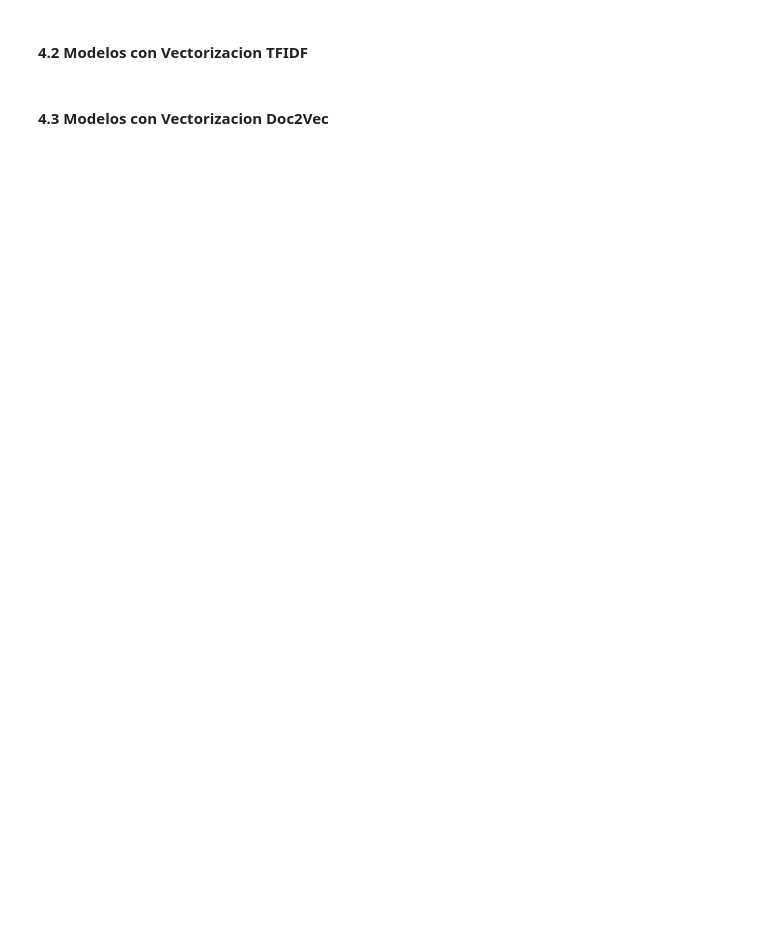
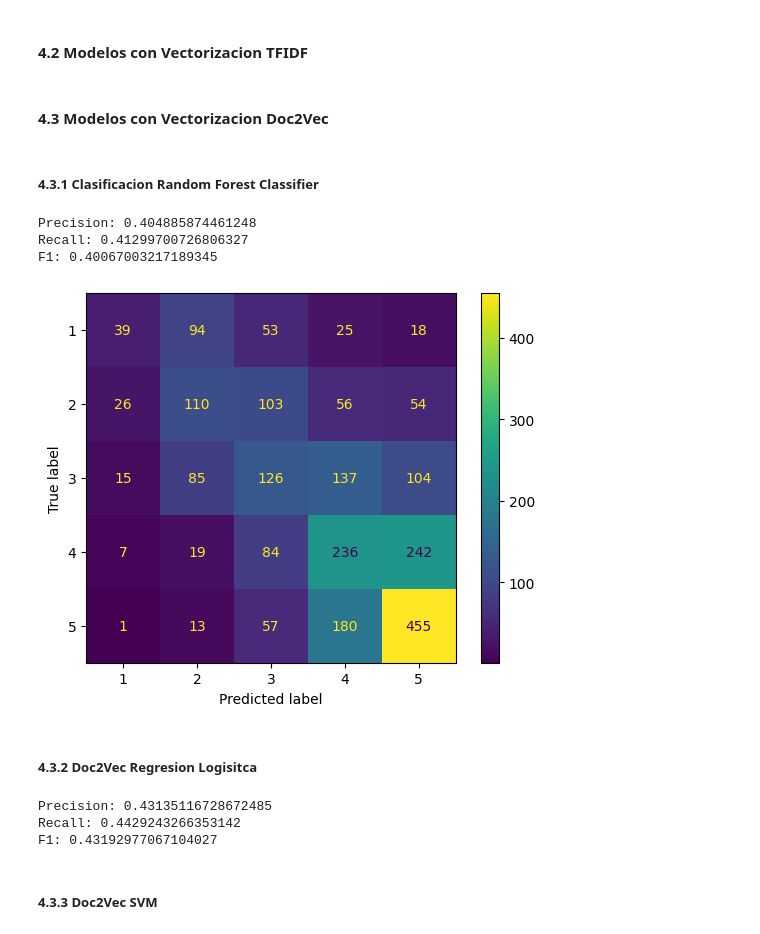
Before and after one commit to Jonathan1503/Proyecto-1---BI, a Jupyter notebook: Projecto1.ipynb, the cells around one changed output. Drawn from its saved outputs; the diff is of its cells as text; code cells hidden in the pictures; blank space fills up the shorter version.

Commit message:
Modelo D2V

```diff
--- a/Projecto1.ipynb
+++ b/Projecto1.ipynb
@@ -602,6 +604,8 @@ F1 (SVM): 0.4219601184130704
 #### 4.2 Modelos con Vectorizacion TFIDF
 # %% [markdown]
 #### 4.3 Modelos con Vectorizacion Doc2Vec
+# %%
+X_train_d2v, X_test_d2v, y_train_d2v, y_test_d2v = X_train, X_test, y_train, y_test
 # %%
 from gensim.models.doc2vec import Doc2Vec, TaggedDocument
 def tokenize_and_tag(texts):
@@ -615,3 +619,14 @@ def tokenize_and_tag(texts):
 # Tokeniza y etiqueta los textos de entrenamiento y prueba
 tagged_data_train = tokenize_and_tag(X_train["words"])
 tagged_data_test = tokenize_and_tag(X_test["words"])
+# Crea un modelo Doc2Vec
+doc2vec_model = Doc2Vec(vector_size=100, window=5, min_count=1, workers=4, epochs=20)
+
+# Construye el vocabulario
+doc2vec_model.build_vocab(tagged_data_train)
+
+# Entrena el modelo Doc2Vec
+doc2vec_model.train(tagged_data_train, total_examples=doc2vec_model.corpus_count, epochs=doc2vec_model.epochs)
+# Vectoriza los textos de entrenamiento y prue ba
+X_train_d2v['doc2vec_features'] = [doc2vec_model.infer_vector(doc.words) for doc in tagged_data_train]
+X_test_d2v['doc2vec_features'] = [doc2vec_model.infer_vector(doc.words) for doc in tagged_data_test]
@@ -630,0 +633,51 @@ X_test['doc2vec_features'] = [doc2vec_model.infer_vector(doc.words) for doc in t
+# %% [markdown]
+##### 4.3.1 Clasificacion Random Forest Classifier
+# %%
+# Modelo con Doc2Vec
+doc2vec_model = RandomForestClassifier(random_state=5)
+doc2vec_model.fit(list(X_train_d2v['doc2vec_features']), y_train_d2v)
+y_train_doc2vec_predict = doc2vec_model.predict(list(X_train_d2v['doc2vec_features']))
+y_test_doc2vec_predict = doc2vec_model.predict(list(X_test_d2v['doc2vec_features']))
+# %%
+from sklearn.metrics import ConfusionMatrixDisplay
+ConfusionMatrixDisplay.from_predictions(y_test, y_test_doc2vec_predict)
+from sklearn.metrics import precision_score,recall_score,f1_score
+precision_doc2vec = precision_score(y_test, y_test_doc2vec_predict, average='weighted')
+recall_doc2vec = recall_score(y_test, y_test_doc2vec_predict, average='weighted')
+f1_doc2vec = f1_score(y_test, y_test_doc2vec_predict, average='weighted')
+
+print("Precision:", precision_doc2vec)
+print("Recall:", recall_doc2vec)
+print("F1:", f1_doc2vec)
+# %% [output]
+Precision: 0.404885874461248
+Recall: 0.41299700726806327
+F1: 0.40067003217189345
+[figure, added]
+# %% [markdown]
+##### 4.3.2 Doc2Vec Regresion Logisitca
+# %%
+from sklearn.linear_model import LogisticRegression
+# Crea un modelo de Regresión Logística
+logistic_model = LogisticRegression(random_state=5, max_iter=1000)
+
+# Entrena el modelo con los vectores de características generados por Doc2Vec
+logistic_model.fit(list(X_train_d2v['doc2vec_features']), y_train)
+
+# Realiza predicciones en los datos de prueba
+y_test_logistic_predict = logistic_model.predict(list(X_test_d2v['doc2vec_features']))
+
+# Calcula las métricas de evaluación
+precision_logistic = precision_score(y_test, y_test_logistic_predict, average='weighted')
+recall_logistic = recall_score(y_test, y_test_logistic_predict, average='weighted')
+f1_logistic = f1_score(y_test, y_test_logistic_predict, average='weighted')
+
+print("Precision:", precision_logistic)
+print("Recall:", recall_logistic)
+print("F1:", f1_logistic)
+# %% [output]
+Precision: 0.43135116728672485
+Recall: 0.4429243266353142
+F1: 0.43192977067104027
+# %% [markdown]
+##### 4.3.3 Doc2Vec SVM
```
Also changed, not shown: parts of 17 cells of this notebook.
